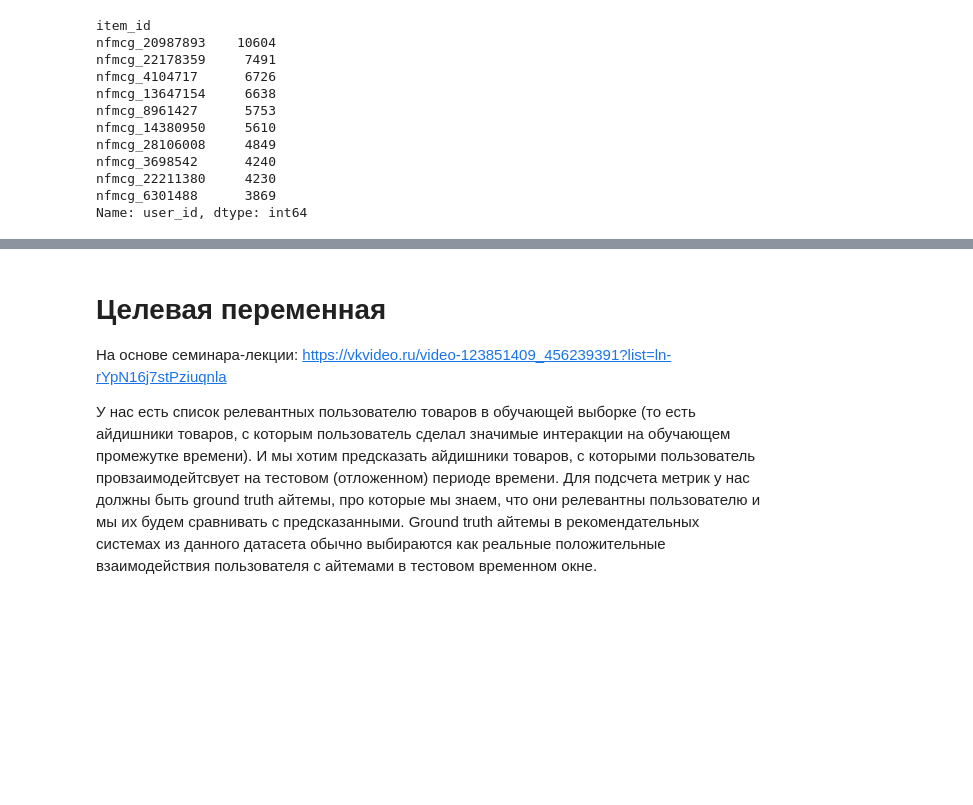
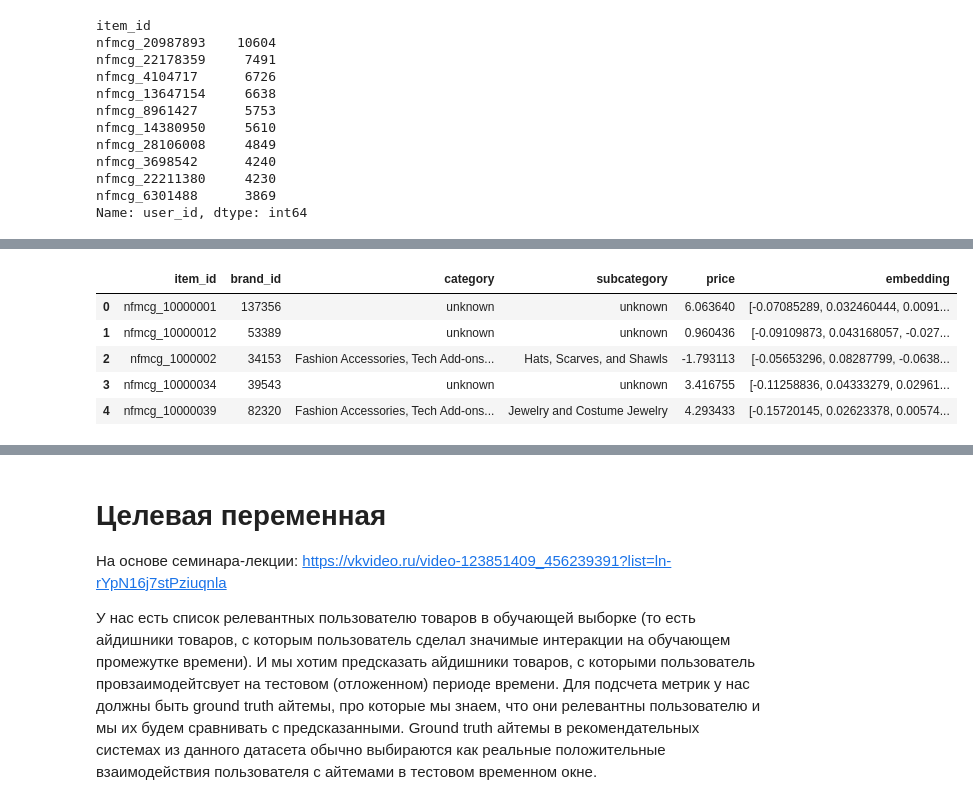
Before and after one commit to TheFckReal/dreamteam-recsys, a Jupyter notebook: notebooks/01_mk_marketplace_data_preprocessing.ipynb, the cells around one changed output, grey strips where cells are left out. Cells and saved outputs as stored; diff of their text form; code cells hidden in the pictures; blank space fills up the shorter version.

```diff
--- a/notebooks/01_mk_marketplace_data_preprocessing.ipynb
+++ b/notebooks/01_mk_marketplace_data_preprocessing.ipynb
@@ -819,0 +902,9 @@ correlation_matrix_full
+# %%
+items_df.head()
+# %% [output]
+|  | item_id | brand_id | category | subcategory | price | embedding |
+| 0 | nfmcg_10000001 | 137356 | unknown | unknown | 6.063640 | [-0.07085289, 0.032460444, 0.0091... |
+| 1 | nfmcg_10000012 | 53389 | unknown | unknown | 0.960436 | [-0.09109873, 0.043168057, -0.027... |
+| 2 | nfmcg_1000002 | 34153 | Fashion Accessories, Tech Add-ons... | Hats, Scarves, and Shawls | -1.793113 | [-0.05653296, 0.08287799, -0.0638... |
+| 3 | nfmcg_10000034 | 39543 | unknown | unknown | 3.416755 | [-0.11258836, 0.04333279, 0.02961... |
+| 4 | nfmcg_10000039 | 82320 | Fashion Accessories, Tech Add-ons... | Jewelry and Costume Jewelry | 4.293433 | [-0.15720145, 0.02623378, 0.00574... |
```
Also changed, not shown: parts of 89 cells of this notebook, 1 other file.
